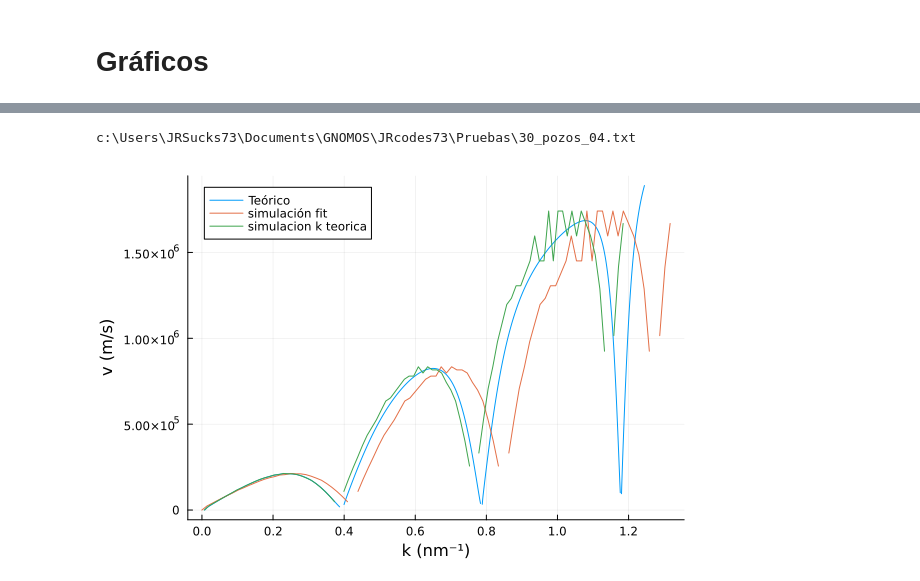
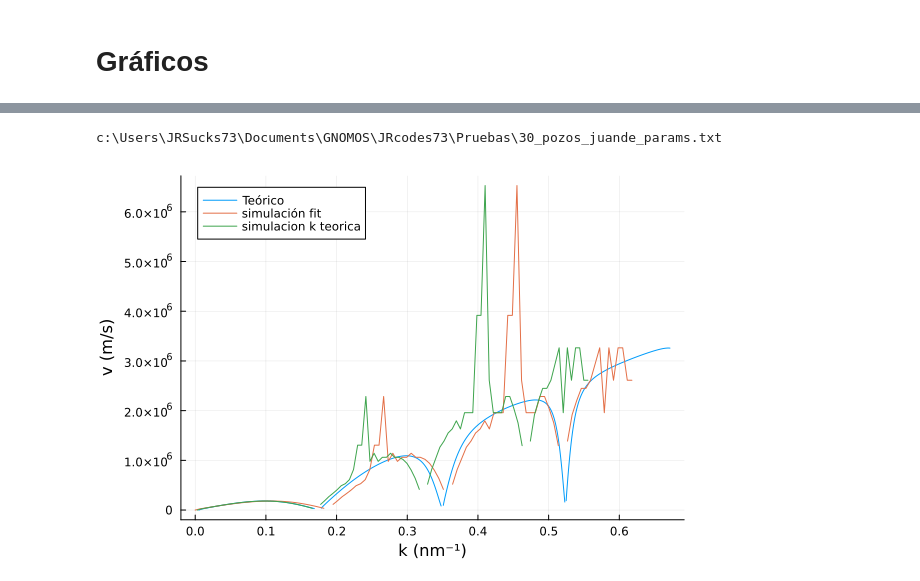
Before and after one commit to teresa-p-l/GNOMOS, a Jupyter notebook: JRcodes73/Bandas_anal/Bandas_analiticas.ipynb, the cells around one changed output, grey strips where cells are left out. Saved outputs shown, nothing was run; the diff lists cells and outputs as text; code cells hidden in the pictures.

```diff
--- a/JRcodes73/Bandas_anal/Bandas_analiticas.ipynb
+++ b/JRcodes73/Bandas_anal/Bandas_analiticas.ipynb
@@ -97,8 +105,8 @@ Reference                     = CODATA 2022
 # Datos
 # %%
 Energy = 0:0.00005:1.0
-Barrier_Potential = 0.4
-Barrier_width = 2.0
-Well_width = 6.0
-banda, k_bandas, E_bandas = Kronig_Penney(Energy,Well_width,Barrier_width,Barrier_Potential, normalizado = false, compacto = false)
+Barrier_Potential = 0.3
+Barrier_width = 15.0
+Well_width = 3.0
+banda, k_bandas, E_bandas = Kronig_Penney(Energy,Well_width,Barrier_width,Barrier_Potential, m_eff = 0.023, normalizado = false, compacto = false)
 # %% [output]
@@ -185,17 +134,17 @@ display(p2)
 # %%
-prueba = leer_archivo_csv("Pruebas", "30_pozos_04.txt")
+prueba = leer_archivo_csv("Pruebas", "30_pozos_juande_params.txt")
 v_g = compute_v(E_bandas,k_bandas)
 velocidad = plot(k_bandas,v_g, xlabel = "k (nm⁻¹)", ylabel = "v (m/s)", label = "Teórico")
 
 ocurrencias = prueba.Occurrence
 E_sim = prueba[:,2]
 a = Barrier_width + Well_width
 N = 30
 k_sim_fit = n_to_k_fit(ocurrencias, N, a, normalizado = false)
-k_sim = (prueba.Occurrence .- 0.5) ./ 30 .* π ./ a
+k_sim = (prueba.Occurrence .- 0.5) ./ N .* π ./ a
 v_sim = compute_v(E_sim, k_sim)
 plot!(velocidad, k_sim_fit, v_sim, label = "simulación fit")
 plot!(velocidad, k_sim, v_sim, label = "simulacion k teorica")
 # %% [output]
-c:\Users\JRSucks73\Documents\GNOMOS\JRcodes73\Pruebas\30_pozos_04.txt
+c:\Users\JRSucks73\Documents\GNOMOS\JRcodes73\Pruebas\30_pozos_juande_params.txt
-[figure, old version]
+[figure, new version]
```
Also changed, not shown: parts of 9 cells of this notebook, 1 other file.
